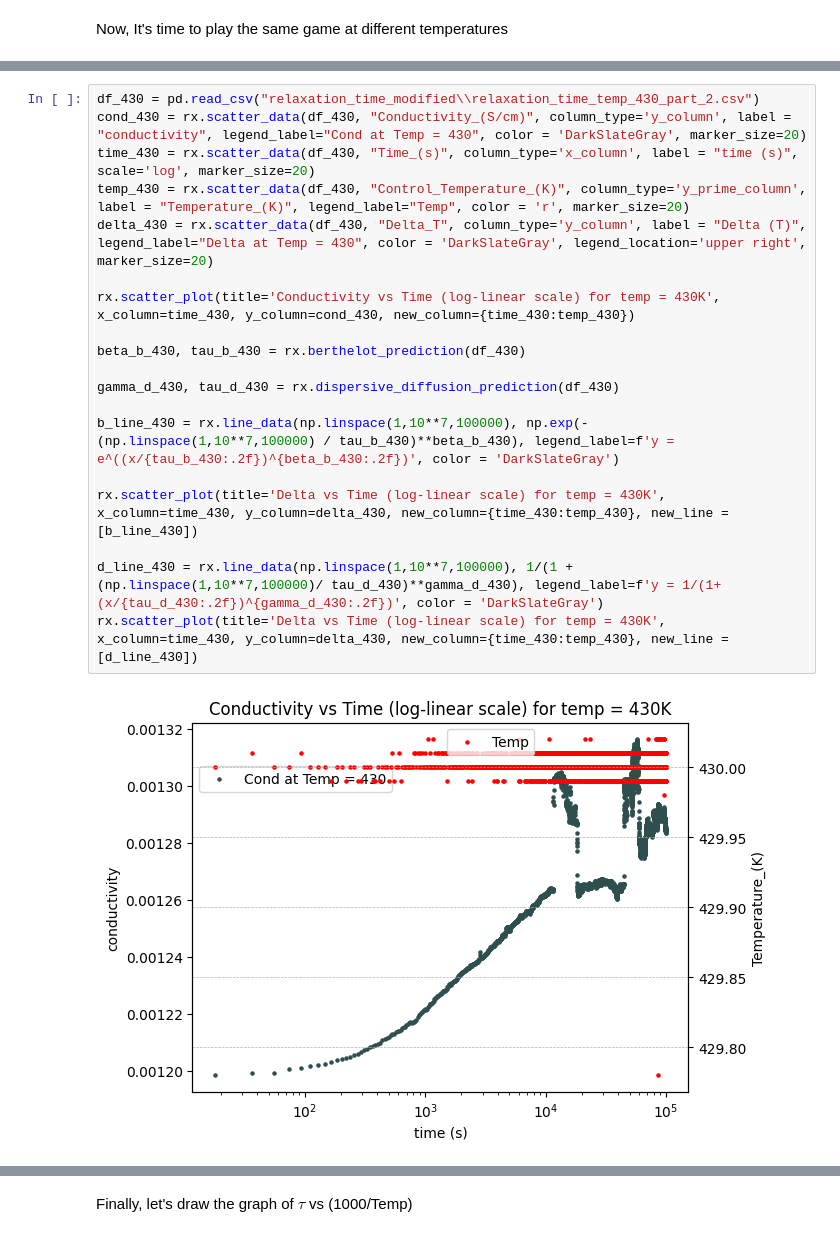
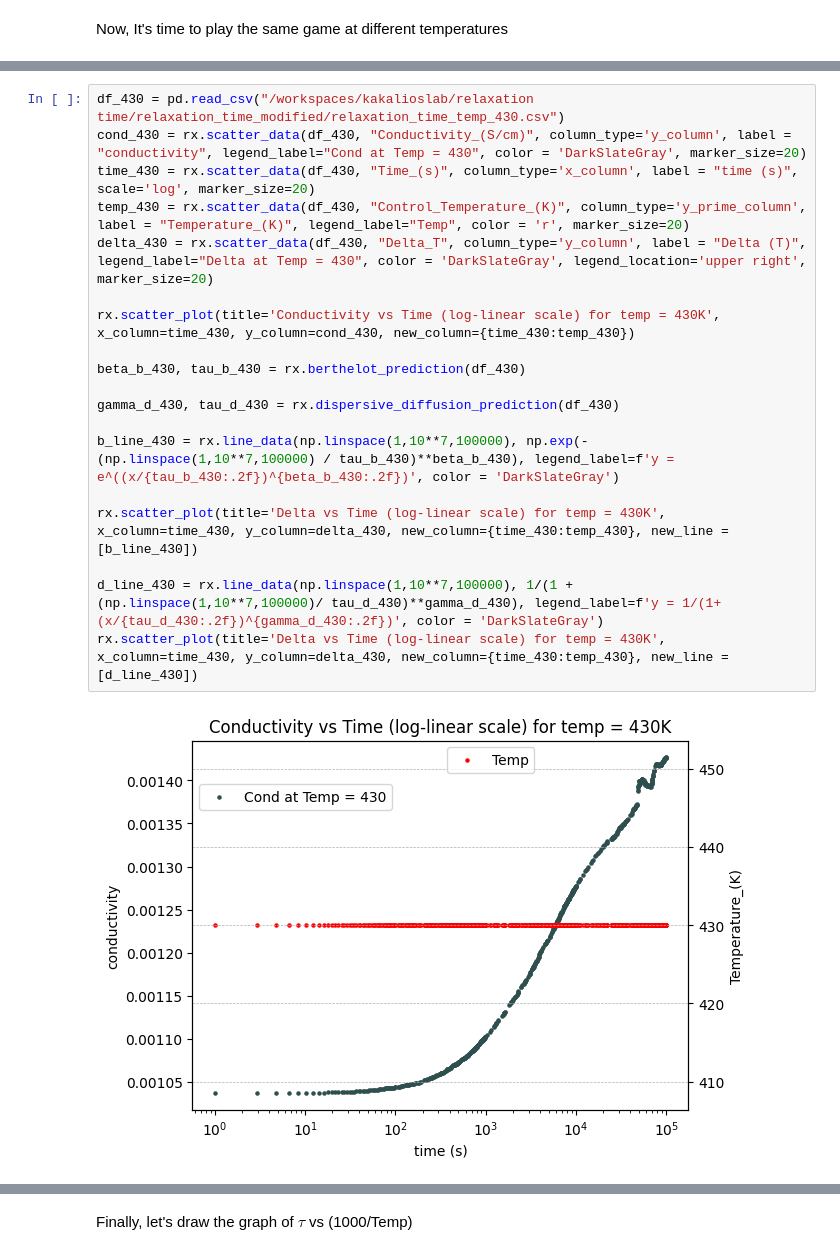
Before and after one commit to speedcoder107/kakalioslab, a Jupyter notebook: relaxation time/relaxation_time.ipynb, the cells around one changed output, grey strips where cells are left out. Drawn from its saved outputs; the diff is of its cells as text.

```diff
--- a/relaxation time/relaxation_time.ipynb
+++ b/relaxation time/relaxation_time.ipynb
@@ -182,21 +260,21 @@ rx.scatter_plot(title='Delta vs Time (log-linear scale) for temp = 420K', x_colu
 # %%
-df_430 = pd.read_csv("relaxation_time_modified\\relaxation_time_temp_430_part_2.csv")
+df_430 = pd.read_csv("/workspaces/kakalioslab/relaxation time/relaxation_time_modified/relaxation_time_temp_430.csv")
 cond_430 = rx.scatter_data(df_430, "Conductivity_(S/cm)", column_type='y_column', label = "conductivity", legend_label="Cond at Temp = 430", color = 'DarkSlateGray', marker_size=20)
 time_430 = rx.scatter_data(df_430, "Time_(s)", column_type='x_column', label = "time (s)", scale='log', marker_size=20)
 temp_430 = rx.scatter_data(df_430, "Control_Temperature_(K)", column_type='y_prime_column', label = "Temperature_(K)", legend_label="Temp", color = 'r', marker_size=20)
 delta_430 = rx.scatter_data(df_430, "Delta_T", column_type='y_column', label = "Delta (T)", legend_label="Delta at Temp = 430", color = 'DarkSlateGray', legend_location='upper right', marker_size=20)
 
 rx.scatter_plot(title='Conductivity vs Time (log-linear scale) for temp = 430K', x_column=time_430, y_column=cond_430, new_column={time_430:temp_430})
 
 beta_b_430, tau_b_430 = rx.berthelot_prediction(df_430)
 
 gamma_d_430, tau_d_430 = rx.dispersive_diffusion_prediction(df_430)
 
 b_line_430 = rx.line_data(np.linspace(1,10**7,100000), np.exp(-(np.linspace(1,10**7,100000) / tau_b_430)**beta_b_430), legend_label=f'y = e^((x/{tau_b_430:.2f})^{beta_b_430:.2f})', color = 'DarkSlateGray')
 
 rx.scatter_plot(title='Delta vs Time (log-linear scale) for temp = 430K', x_column=time_430, y_column=delta_430, new_column={time_430:temp_430}, new_line = [b_line_430])
 
 d_line_430 = rx.line_data(np.linspace(1,10**7,100000), 1/(1 + (np.linspace(1,10**7,100000)/ tau_d_430)**gamma_d_430), legend_label=f'y = 1/(1+ (x/{tau_d_430:.2f})^{gamma_d_430:.2f})', color = 'DarkSlateGray')
 rx.scatter_plot(title='Delta vs Time (log-linear scale) for temp = 430K', x_column=time_430, y_column=delta_430, new_column={time_430:temp_430}, new_line = [d_line_430])
 # %% [output]
-[figure, old version]
+[figure, new version]
```
Also changed, not shown: parts of 21 cells of this notebook, 30 other files.
